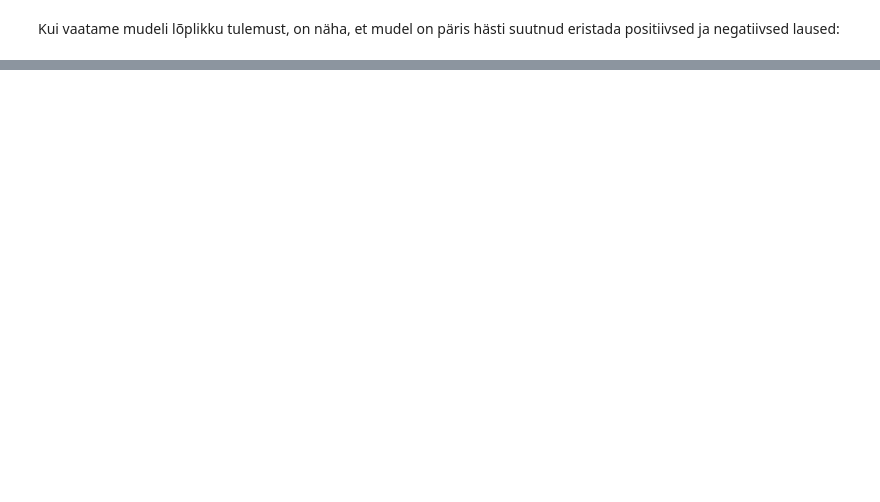
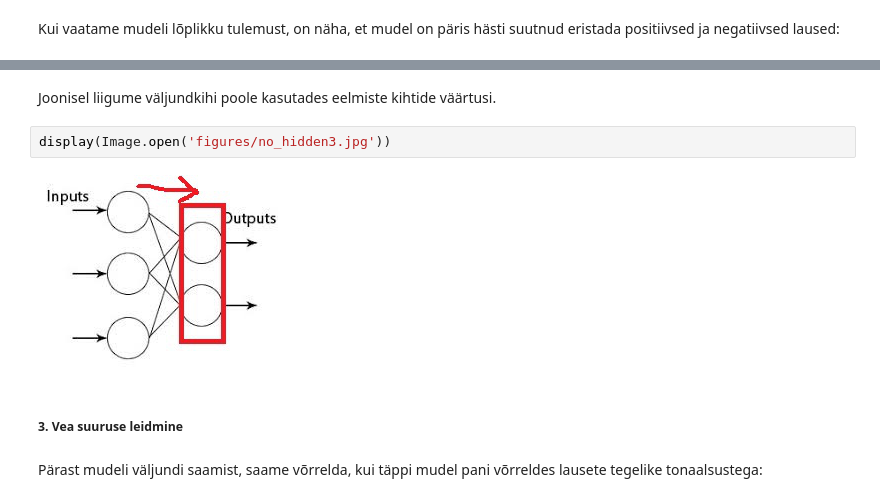
Before and after one commit to RRisto/lihtne_nn, a Jupyter notebook: lihtne_nn.ipynb, the cells around one changed output, grey strips where cells are left out. Cells and saved outputs as stored; diff of their text form; blank space fills up the shorter version.

```diff
--- a/lihtne_nn.ipynb
+++ b/lihtne_nn.ipynb
@@ -229,0 +295,10 @@ array([[0.5],
+# %% [markdown]
+Joonisel liigume väljundkihi poole kasutades eelmiste kihtide väärtusi.
+# %%
+display(Image.open('figures/no_hidden3.jpg'))
+# %% [output]
+[figure, added]
+# %% [markdown]
+##### 3. Vea suuruse leidmine
+# %% [markdown]
+Pärast mudeli väljundi saamist, saame võrrelda, kui täppi mudel pani võrreldes lausete tegelike tonaalsustega:
```
Also changed, not shown: parts of 64 cells of this notebook.
